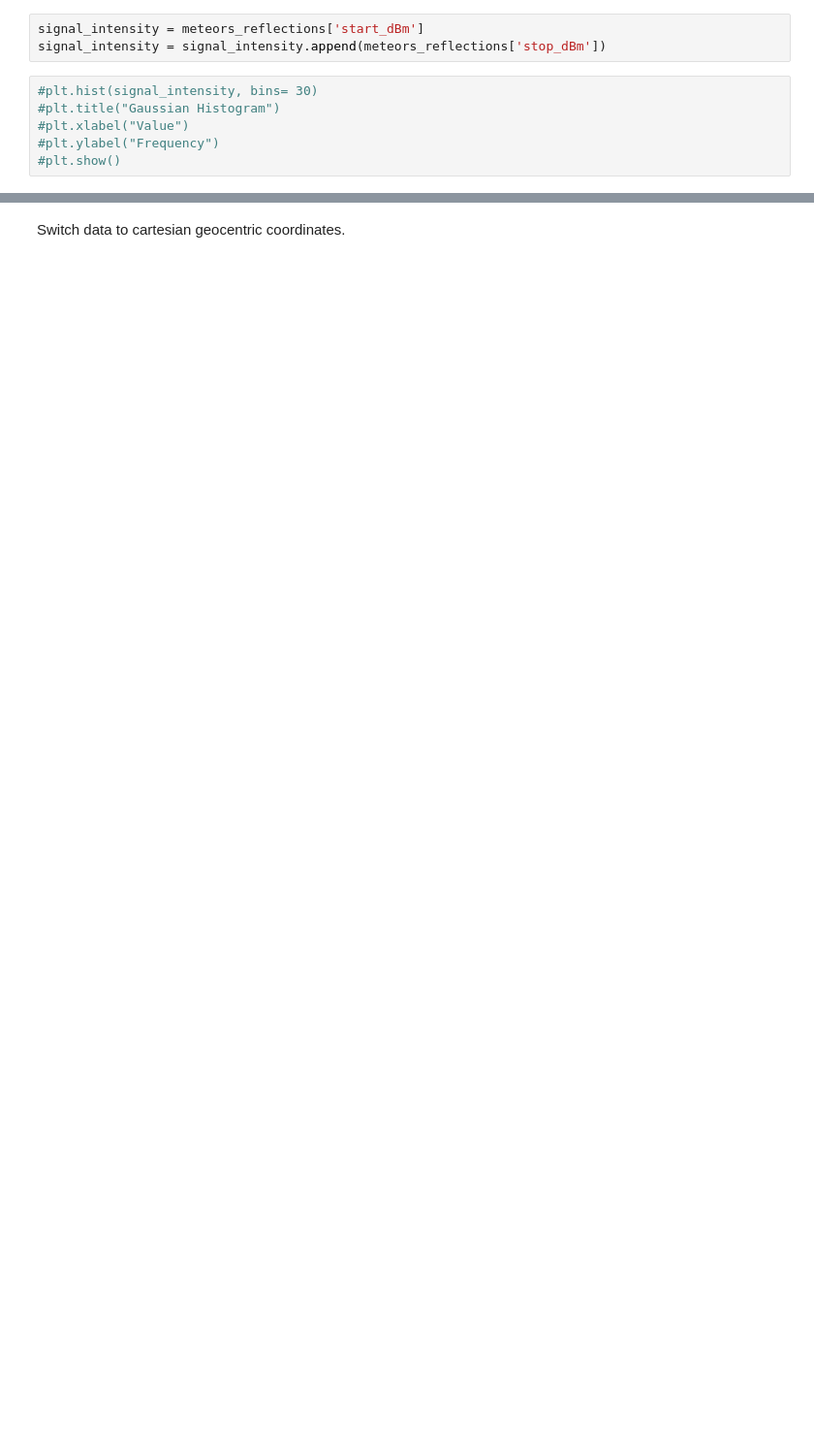
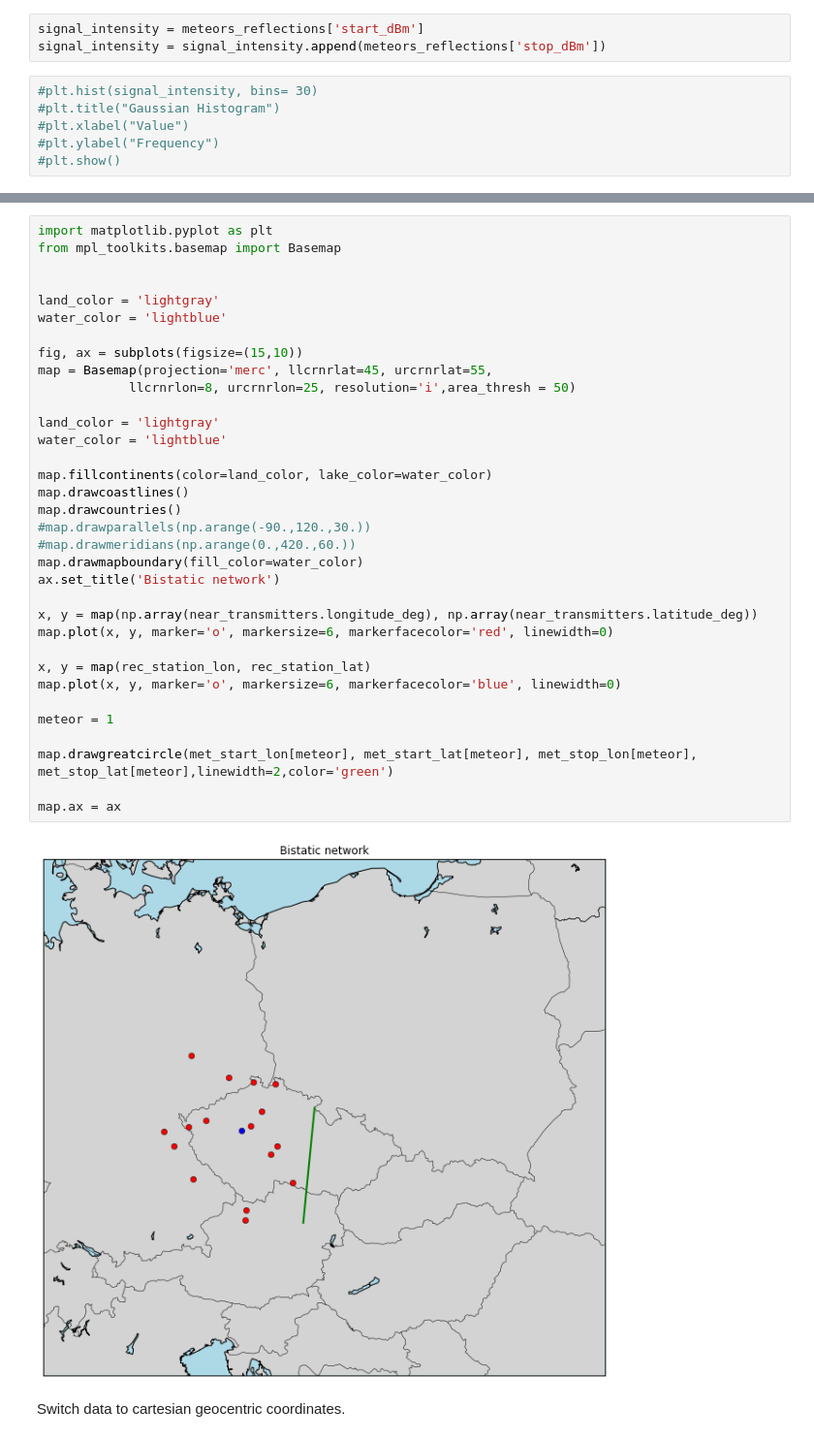
Before and after one commit to bolidozor/iPython-models, a Jupyter notebook: VOR_beacons.ipynb, the cells around one changed output, grey strips where cells are left out. Shown at 97% size. Saved outputs shown, nothing was run; the diff lists cells and outputs as text; blank space fills up the shorter version.

```diff
--- a/VOR_beacons.ipynb
+++ b/VOR_beacons.ipynb
@@ -263,2 +280,38 @@ signal_intensity.hist(bins= 30, figsize= (10,10))
+# %%
+import matplotlib.pyplot as plt
+from mpl_toolkits.basemap import Basemap
+
+
+land_color = 'lightgray'
+water_color = 'lightblue'
+
+fig, ax = subplots(figsize=(15,10))
+map = Basemap(projection='merc', llcrnrlat=45, urcrnrlat=55,
+            llcrnrlon=8, urcrnrlon=25, resolution='i',area_thresh = 50)
+
+land_color = 'lightgray'
+water_color = 'lightblue'
+
+map.fillcontinents(color=land_color, lake_color=water_color)
+map.drawcoastlines()
+map.drawcountries()
+#map.drawparallels(np.arange(-90.,120.,30.))
+#map.drawmeridians(np.arange(0.,420.,60.))
+map.drawmapboundary(fill_color=water_color)
+ax.set_title('Bistatic network')
+
+x, y = map(np.array(near_transmitters.longitude_deg), np.array(near_transmitters.latitude_deg))
+map.plot(x, y, marker='o', markersize=6, markerfacecolor='red', linewidth=0)
+
+x, y = map(rec_station_lon, rec_station_lat)
+map.plot(x, y, marker='o', markersize=6, markerfacecolor='blue', linewidth=0)
+
+meteor = 1
+
+map.drawgreatcircle(met_start_lon[meteor], met_start_lat[meteor], met_stop_lon[meteor], met_stop_lat[meteor],linewidth=2,color='green')
+
+map.ax = ax
+# %% [output]
+[figure, added]
 # %% [markdown]
 Switch data to cartesian geocentric coordinates.
```
Also changed, not shown: parts of 15 cells of this notebook, 1 other file.
